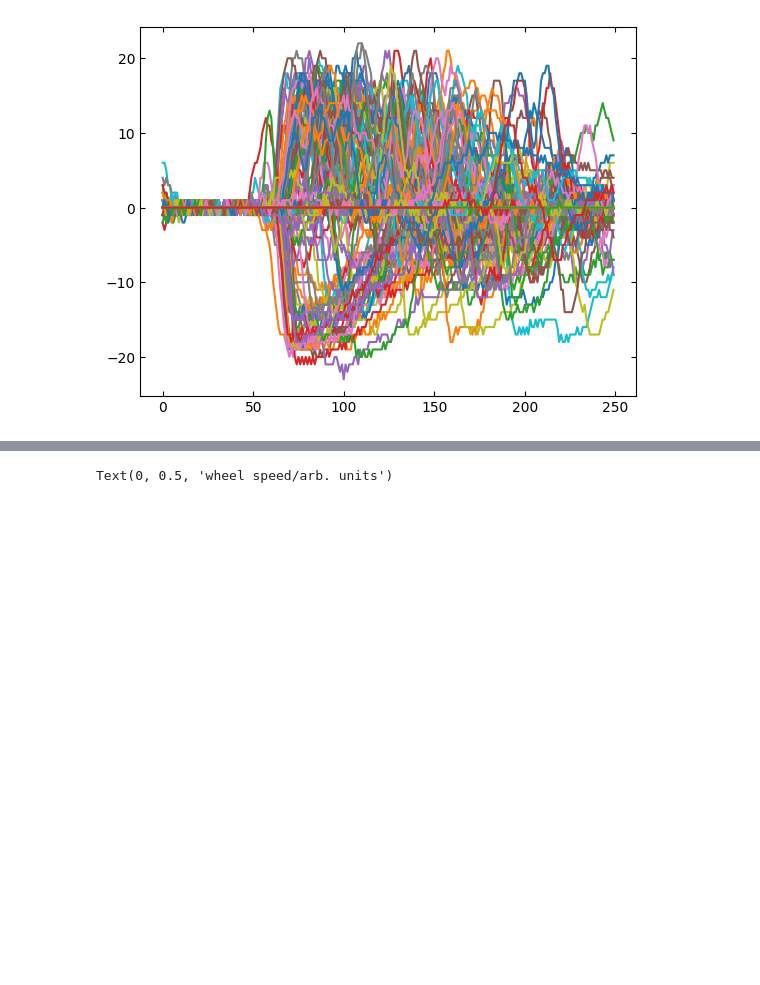
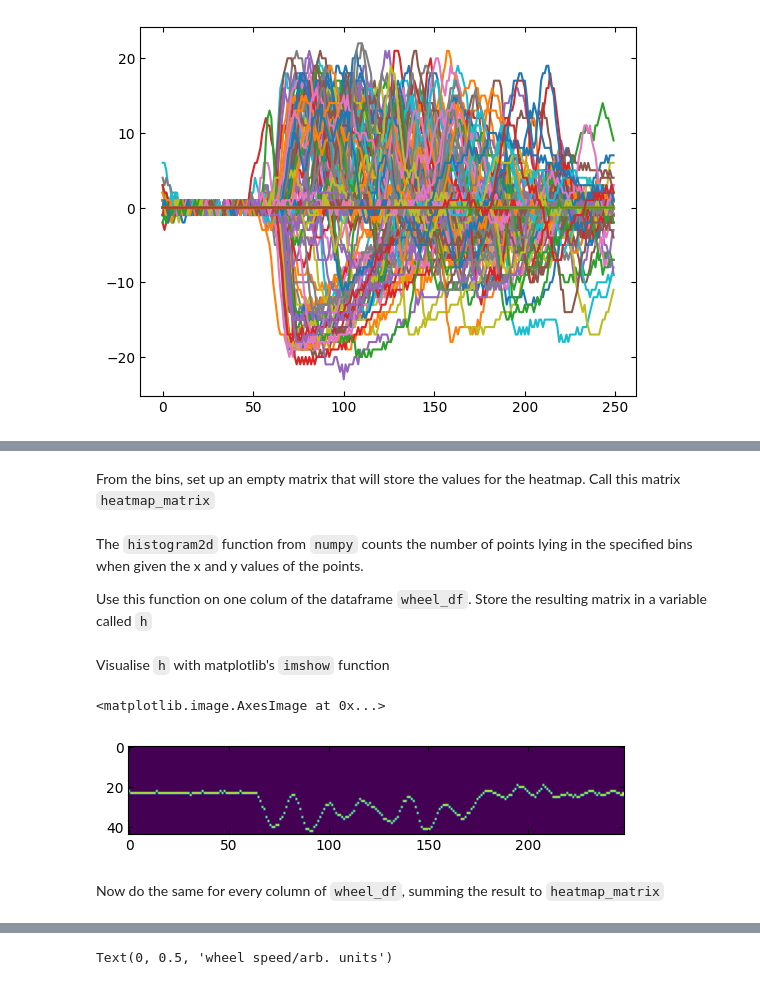
Before and after one commit to ibehave-ibots/iBOTS-Tools, a Jupyter notebook: workshops/python-workshop-1/exercises/ben/Day2-wheelspeed-with-solns.ipynb, the cells around one changed output, grey strips where cells are left out. Drawn from its saved outputs; the diff is of its cells as text; code cells hidden in the pictures; blank space fills up the shorter version.

Commit message:
heatmap improved

```diff
--- a/workshops/python-workshop-1/exercises/ben/Day2-wheelspeed-with-solns.ipynb
+++ b/workshops/python-workshop-1/exercises/ben/Day2-wheelspeed-with-solns.ipynb
@@ -214,0 +259,5 @@ Looks overplotted! Let's do better (possible extra exercise!!)
+# %%
+x_bins = wheel_df.index.values
+y_bins = np.arange(wheel_df.min(axis=None), wheel_df.max(axis=None),1)
+# %% [markdown]
+From the bins, set up an empty matrix that will store the values for the heatmap. Call this matrix `heatmap_matrix`
@@ -214,0 +266,15 @@ Looks overplotted! Let's do better (possible extra exercise!!)
+# %% [markdown]
+The `histogram2d` function from `numpy` counts the number of points lying in the specified bins when given the x and y values of the points.
+
+Use this function on one colum of the dataframe `wheel_df`. Store the resulting matrix in a variable called `h`
+# %%
+h,xx,yy = np.histogram2d(wheel_df[1],wheel_df.index.values, bins=[ y_bins,x_bins])
+# %% [markdown]
+Visualise `h` with matplotlib's `imshow` function
+# %%
+plt.imshow(h)
+# %% [output]
+<matplotlib.image.AxesImage at 0x...>
+[figure, added]
+# %% [markdown]
+Now do the same for every column of `wheel_df`, summing the result to `heatmap_matrix`
```
Also changed, not shown: parts of 13 cells of this notebook.
